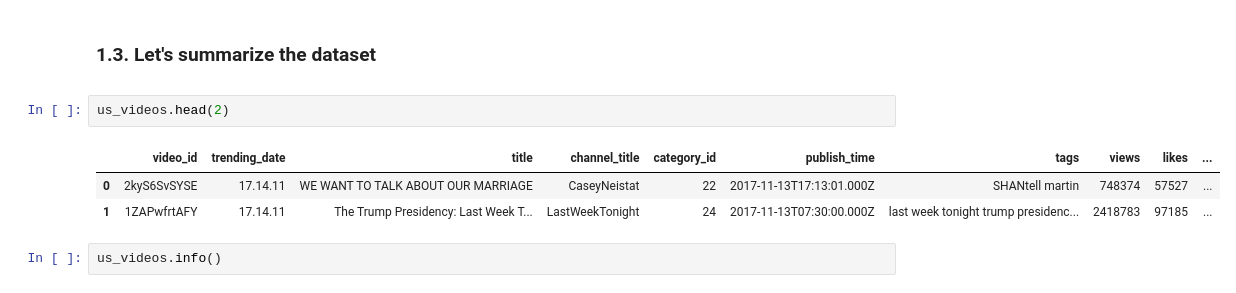
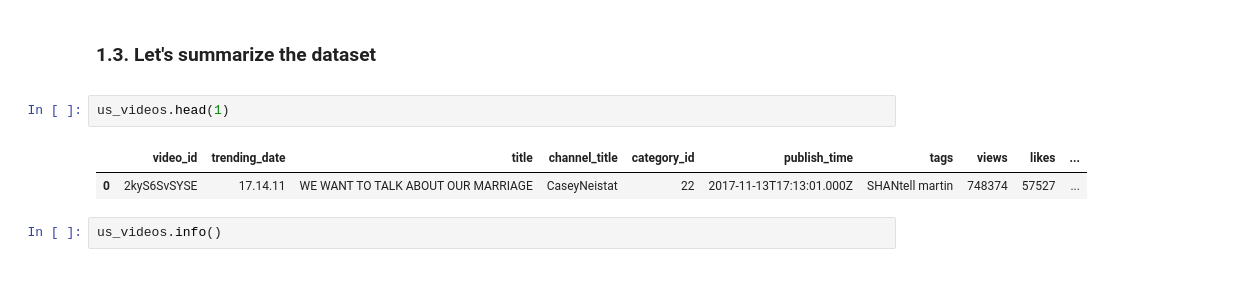
Before and after one commit to SkalskiP/ILearnMachineLearning.py, a Jupyter notebook: 0_Kaggle_projects/Most_Trending_on_YouTube.ipynb, the cells around one changed output. Cells and saved outputs as stored; diff of their text form.

```diff
--- a/0_Kaggle_projects/Most_Trending_on_YouTube.ipynb
+++ b/0_Kaggle_projects/Most_Trending_on_YouTube.ipynb
@@ -45,11 +51,10 @@ us_videos_categories = pd.read_json('../00_Datasets/YouTube/US_category_id.json'
 ### 1.3. Let's summarize the dataset
 <a id="lets_summarize_the_dataset"></a>
 # %%
-us_videos.head(2)
+us_videos.head(1)
 # %% [output]
 |  | video_id | trending_date | title | channel_title | category_id | publish_time | tags | views | likes | ... |
 | 0 | 2kyS6SvSYSE | 17.14.11 | WE WANT TO TALK ABOUT OUR MARRIAGE | CaseyNeistat | 22 | 2017-11-13T17:13:01.000Z | SHANtell martin | 748374 | 57527 | ... |
-| 1 | 1ZAPwfrtAFY | 17.14.11 | The Trump Presidency: Last Week T... | LastWeekTonight | 24 | 2017-11-13T07:30:00.000Z | last week tonight trump presidenc... | 2418783 | 97185 | ... |
 # %%
 us_videos.info()
 # %% [output]
```
Also changed, not shown: parts of 19 cells of this notebook.
